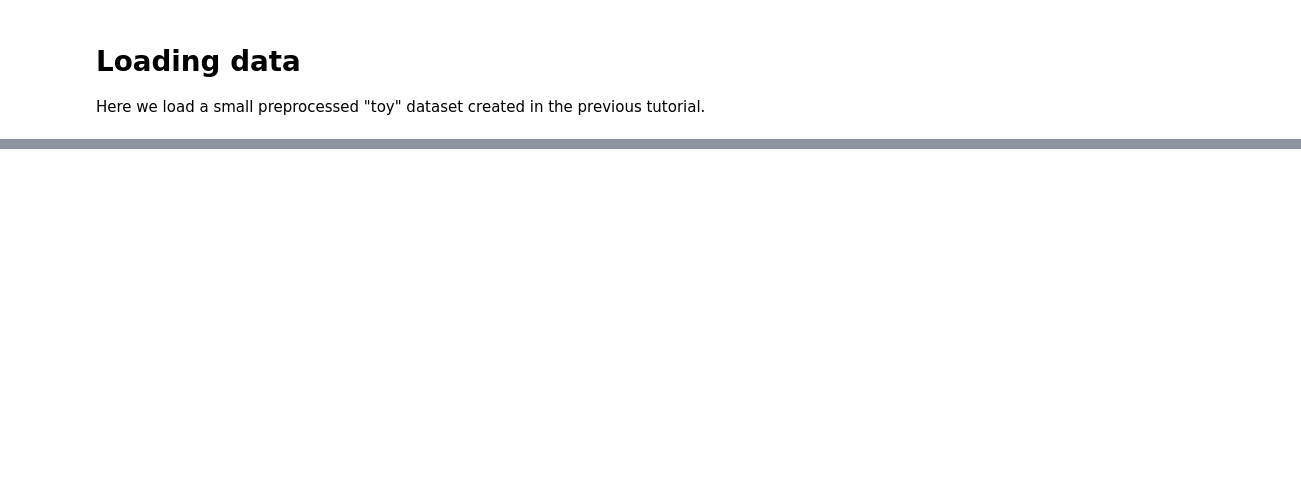
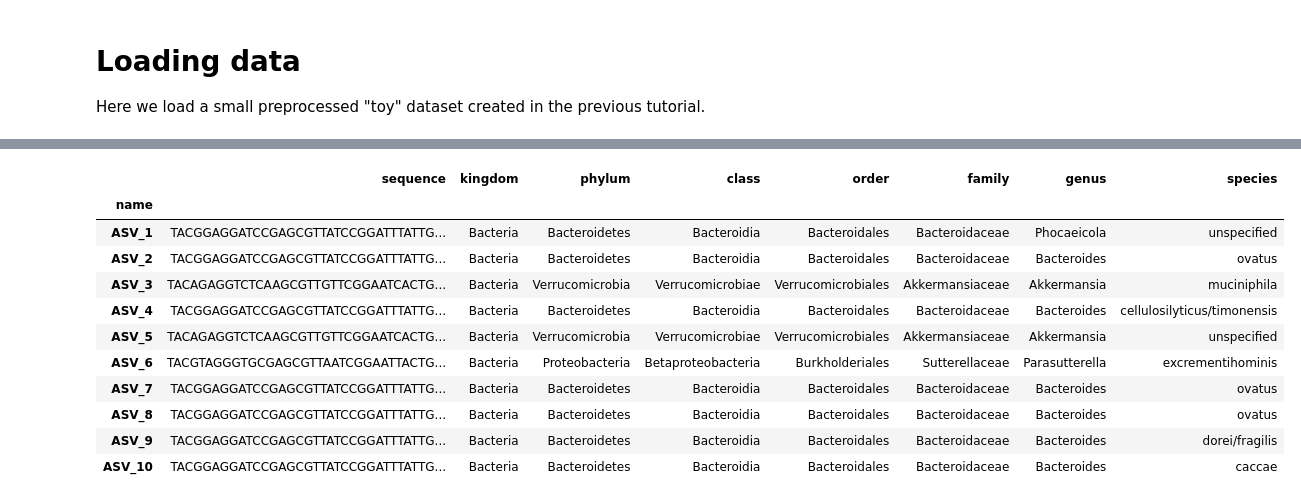
Before and after one commit to gibsonlab/mdsine2_tutorials, a Jupyter notebook: notebooks/tut_01b_viz.ipynb, the cells around one changed output, grey strips where cells are left out. Cells and saved outputs as stored; diff of their text form; code cells hidden in the pictures; blank space fills up the shorter version.

```diff
--- a/notebooks/tut_01b_viz.ipynb
+++ b/notebooks/tut_01b_viz.ipynb
@@ -394,0 +95,18 @@ plt.savefig(fig_dir / 'posterior_fix_assignments_{:04d}.png'.format(seed))
+# %%
+# Let's also look at the species flie, `rdp_species.tsv`:
+rdp = pd.read_csv(tsv_files['rdp_species'], index_col=0, sep='\t')
+rdp = rdp.fillna('unspecified')
+rdp.head(n = 10)
+# %% [output]
+|  | sequence | kingdom | phylum | class | order | family | genus | species |
+| name |  |  |  |  |  |  |  |  |
+| ASV_1 | TACGGAGGATCCGAGCGTTATCCGGATTTATTG... | Bacteria | Bacteroidetes | Bacteroidia | Bacteroidales | Bacteroidaceae | Phocaeicola | unspecified |
+| ASV_2 | TACGGAGGATCCGAGCGTTATCCGGATTTATTG... | Bacteria | Bacteroidetes | Bacteroidia | Bacteroidales | Bacteroidaceae | Bacteroides | ovatus |
+| ASV_3 | TACAGAGGTCTCAAGCGTTGTTCGGAATCACTG... | Bacteria | Verrucomicrobia | Verrucomicrobiae | Verrucomicrobiales | Akkermansiaceae | Akkermansia | muciniphila |
+| ASV_4 | TACGGAGGATCCGAGCGTTATCCGGATTTATTG... | Bacteria | Bacteroidetes | Bacteroidia | Bacteroidales | Bacteroidaceae | Bacteroides | cellulosilyticus/timonensis |
+| ASV_5 | TACAGAGGTCTCAAGCGTTGTTCGGAATCACTG... | Bacteria | Verrucomicrobia | Verrucomicrobiae | Verrucomicrobiales | Akkermansiaceae | Akkermansia | unspecified |
+| ASV_6 | TACGTAGGGTGCGAGCGTTAATCGGAATTACTG... | Bacteria | Proteobacteria | Betaproteobacteria | Burkholderiales | Sutterellaceae | Parasutterella | excrementihominis |
+| ASV_7 | TACGGAGGATCCGAGCGTTATCCGGATTTATTG... | Bacteria | Bacteroidetes | Bacteroidia | Bacteroidales | Bacteroidaceae | Bacteroides | ovatus |
+| ASV_8 | TACGGAGGATCCGAGCGTTATCCGGATTTATTG... | Bacteria | Bacteroidetes | Bacteroidia | Bacteroidales | Bacteroidaceae | Bacteroides | ovatus |
+| ASV_9 | TACGGAGGATCCGAGCGTTATCCGGATTTATTG... | Bacteria | Bacteroidetes | Bacteroidia | Bacteroidales | Bacteroidaceae | Bacteroides | dorei/fragilis |
+| ASV_10 | TACGGAGGATCCGAGCGTTATCCGGATTTATTG... | Bacteria | Bacteroidetes | Bacteroidia | Bacteroidales | Bacteroidaceae | Bacteroides | caccae |
```
Also changed, not shown: parts of 24 cells of this notebook.
